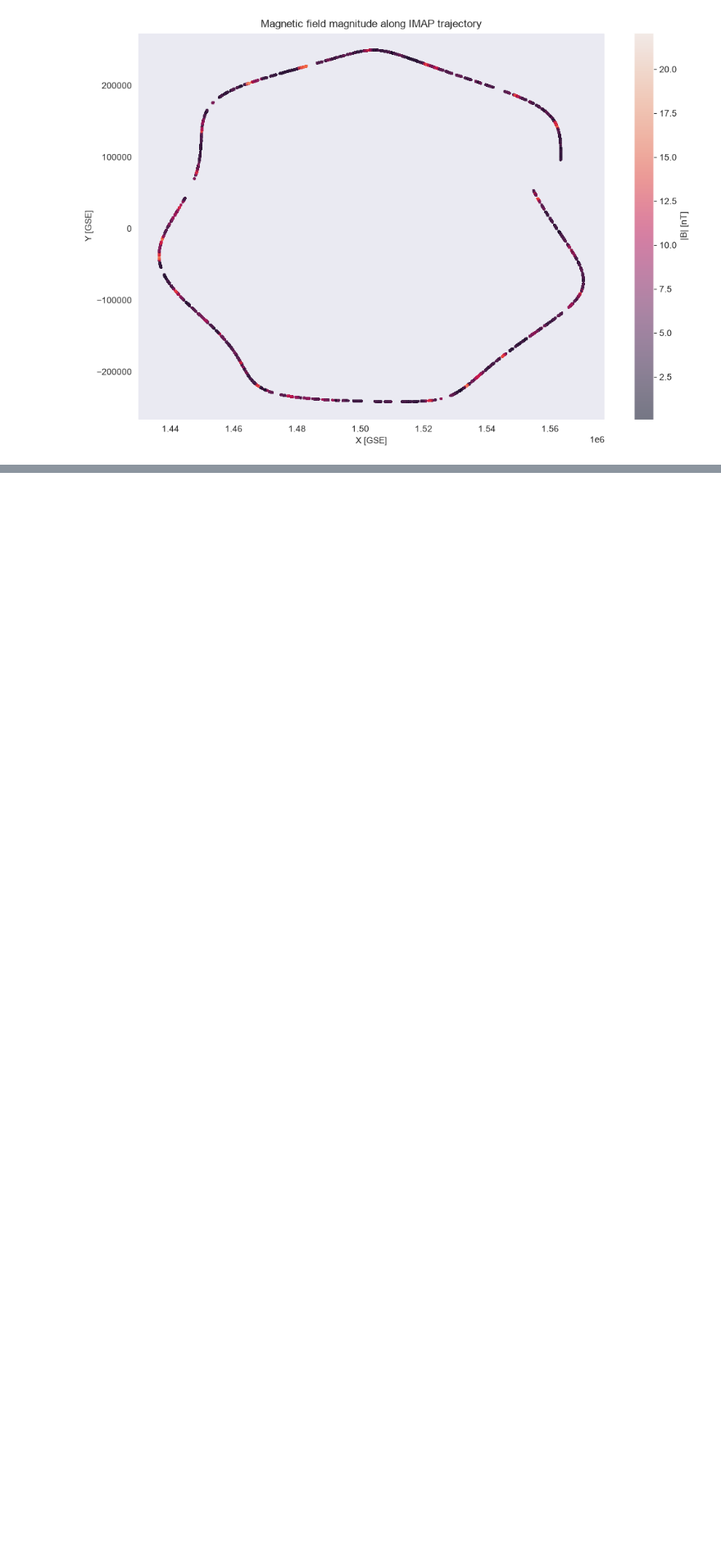
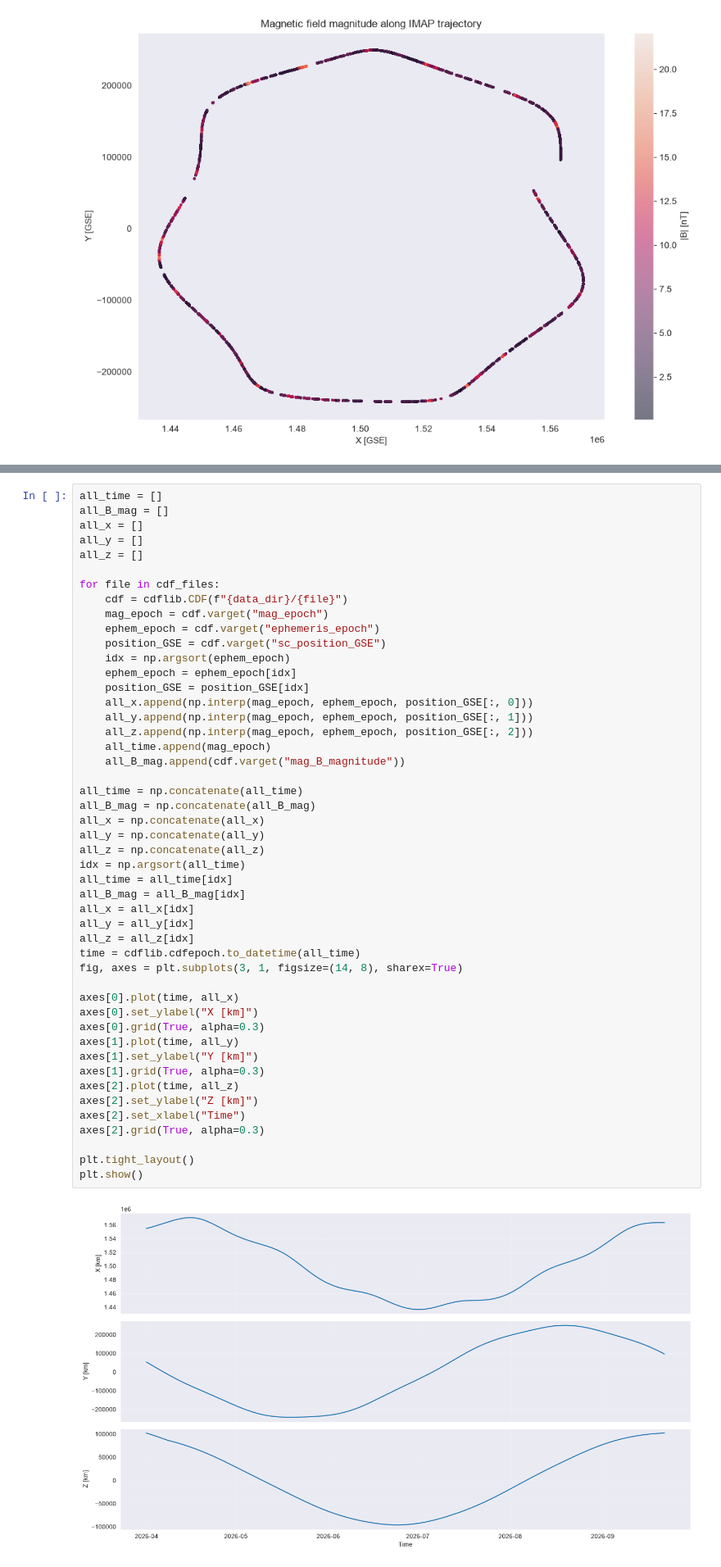
Before and after one commit to JohnWhite-CodeSpace/IMAP-Space-Weather, a Jupyter notebook: analysis/Data_Analysis.ipynb, the cells around one changed output, grey strips where cells are left out. Shown at 82% size. Drawn from its saved outputs; the diff is of its cells as text; blank space fills up the shorter version.

```diff
--- a/analysis/Data_Analysis.ipynb
+++ b/analysis/Data_Analysis.ipynb
@@ -160,0 +389,50 @@ print(all_position[troughs])
+# %%
+all_time = []
+all_B_mag = []
+all_x = []
+all_y = []
+all_z = []
+
+for file in cdf_files:
+    cdf = cdflib.CDF(f"{data_dir}/{file}")
+    mag_epoch = cdf.varget("mag_epoch")
+    ephem_epoch = cdf.varget("ephemeris_epoch")
+    position_GSE = cdf.varget("sc_position_GSE")
+    idx = np.argsort(ephem_epoch)
+    ephem_epoch = ephem_epoch[idx]
+    position_GSE = position_GSE[idx]
+    all_x.append(np.interp(mag_epoch, ephem_epoch, position_GSE[:, 0]))
+    all_y.append(np.interp(mag_epoch, ephem_epoch, position_GSE[:, 1]))
+    all_z.append(np.interp(mag_epoch, ephem_epoch, position_GSE[:, 2]))
+    all_time.append(mag_epoch)
+    all_B_mag.append(cdf.varget("mag_B_magnitude"))
+
+all_time = np.concatenate(all_time)
+all_B_mag = np.concatenate(all_B_mag)
+all_x = np.concatenate(all_x)
+all_y = np.concatenate(all_y)
+all_z = np.concatenate(all_z)
+idx = np.argsort(all_time)
+all_time = all_time[idx]
+all_B_mag = all_B_mag[idx]
+all_x = all_x[idx]
+all_y = all_y[idx]
+all_z = all_z[idx]
+time = cdflib.cdfepoch.to_datetime(all_time)
+fig, axes = plt.subplots(3, 1, figsize=(14, 8), sharex=True)
+
+axes[0].plot(time, all_x)
+axes[0].set_ylabel("X [km]")
+axes[0].grid(True, alpha=0.3)
+axes[1].plot(time, all_y)
+axes[1].set_ylabel("Y [km]")
+axes[1].grid(True, alpha=0.3)
+axes[2].plot(time, all_z)
+axes[2].set_ylabel("Z [km]")
+axes[2].set_xlabel("Time")
+axes[2].grid(True, alpha=0.3)
+
+plt.tight_layout()
+plt.show()
+# %% [output]
+[figure, added]
```
Also changed, not shown: parts of 7 cells of this notebook, 1 other file.
